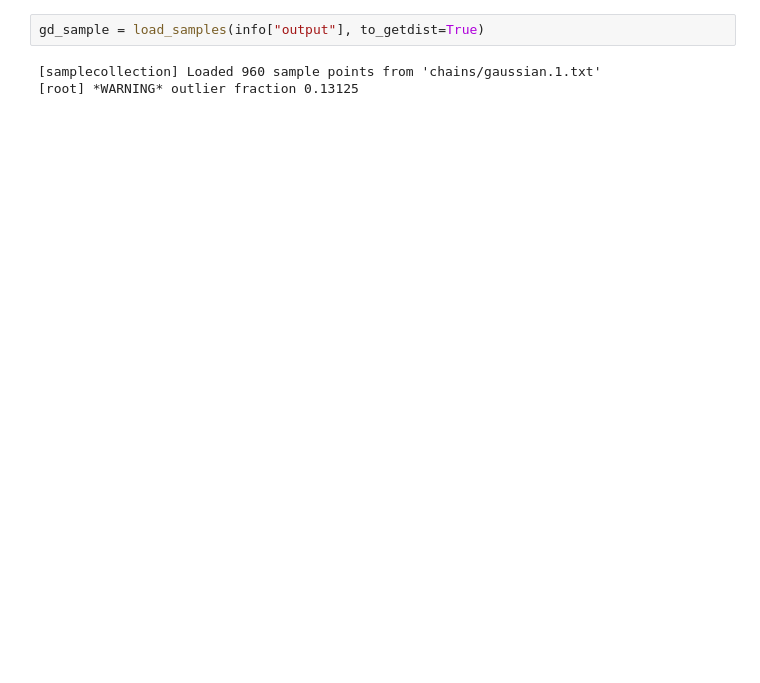
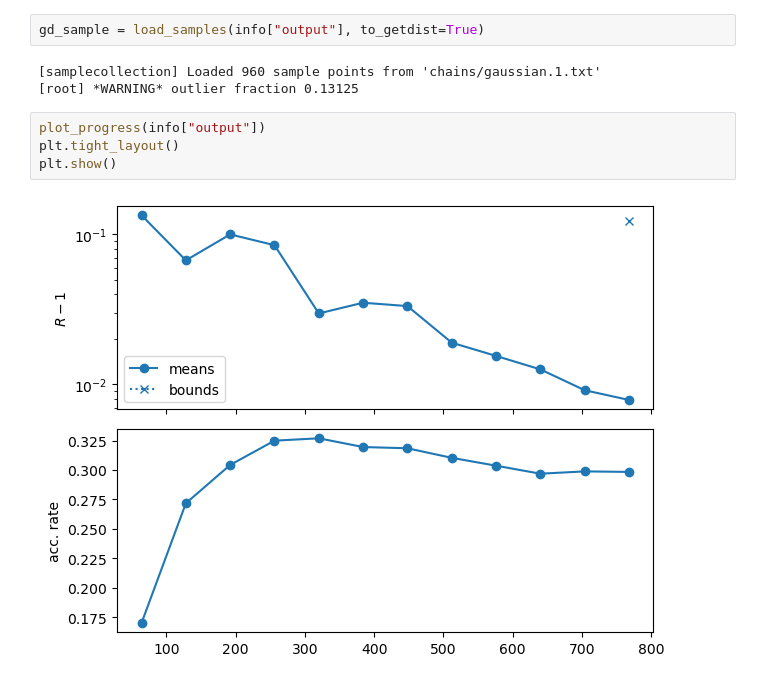
Before and after one commit to TexMExLab/UTAustin_CMBSummerSchool, a Jupyter notebook: UT_Notebooks/SG_Day4_Part1_Cobaya_1.ipynb, the cells around one changed output. Saved outputs shown, nothing was run; the diff lists cells and outputs as text; blank space fills up the shorter version.

```diff
--- a/UT_Notebooks/SG_Day4_Part1_Cobaya_1.ipynb
+++ b/UT_Notebooks/SG_Day4_Part1_Cobaya_1.ipynb
@@ -156,3 +152,9 @@ gd_sample = load_samples(info["output"], to_getdist=True)
 # %% [output]
 [samplecollection] Loaded 960 sample points from 'chains/gaussian.1.txt'
 [root] *WARNING* outlier fraction 0.13125
+# %%
+plot_progress(info["output"])
+plt.tight_layout()
+plt.show()
+# %% [output]
+[figure, added]
```
Also changed, not shown: parts of 5 cells of this notebook, 8 other files.
